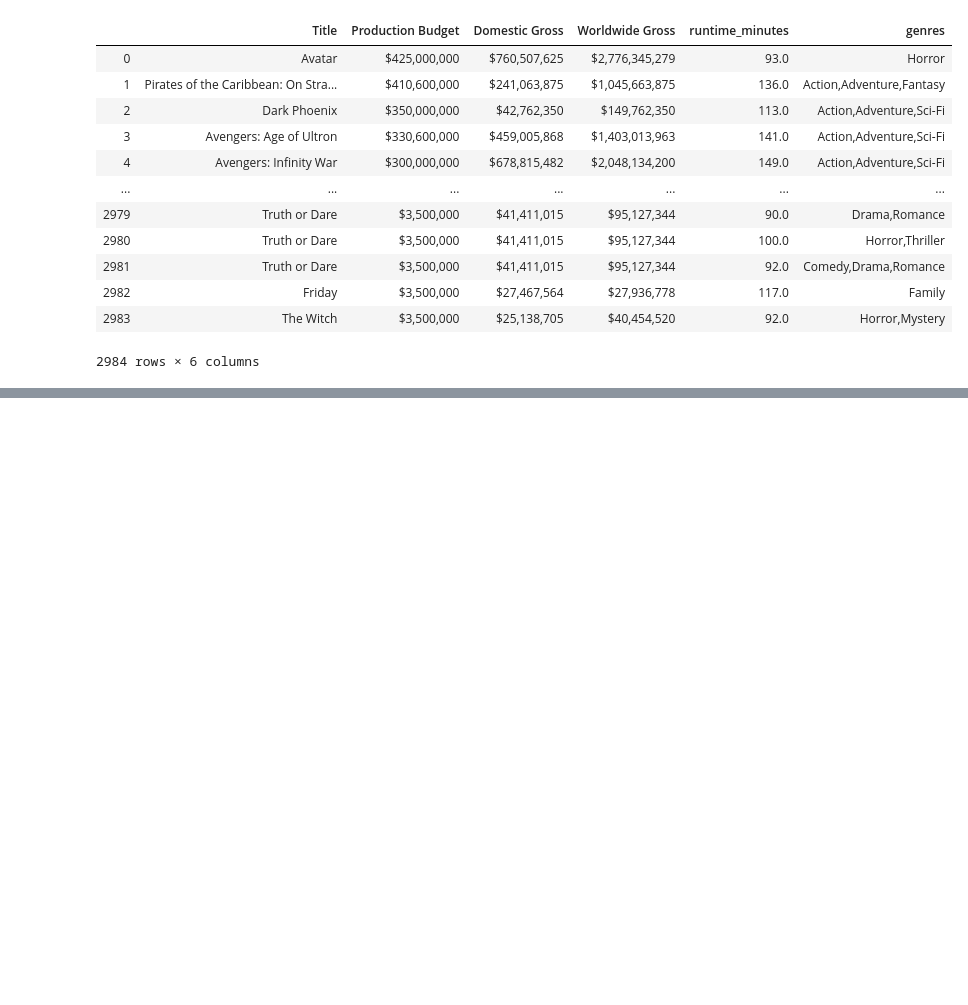
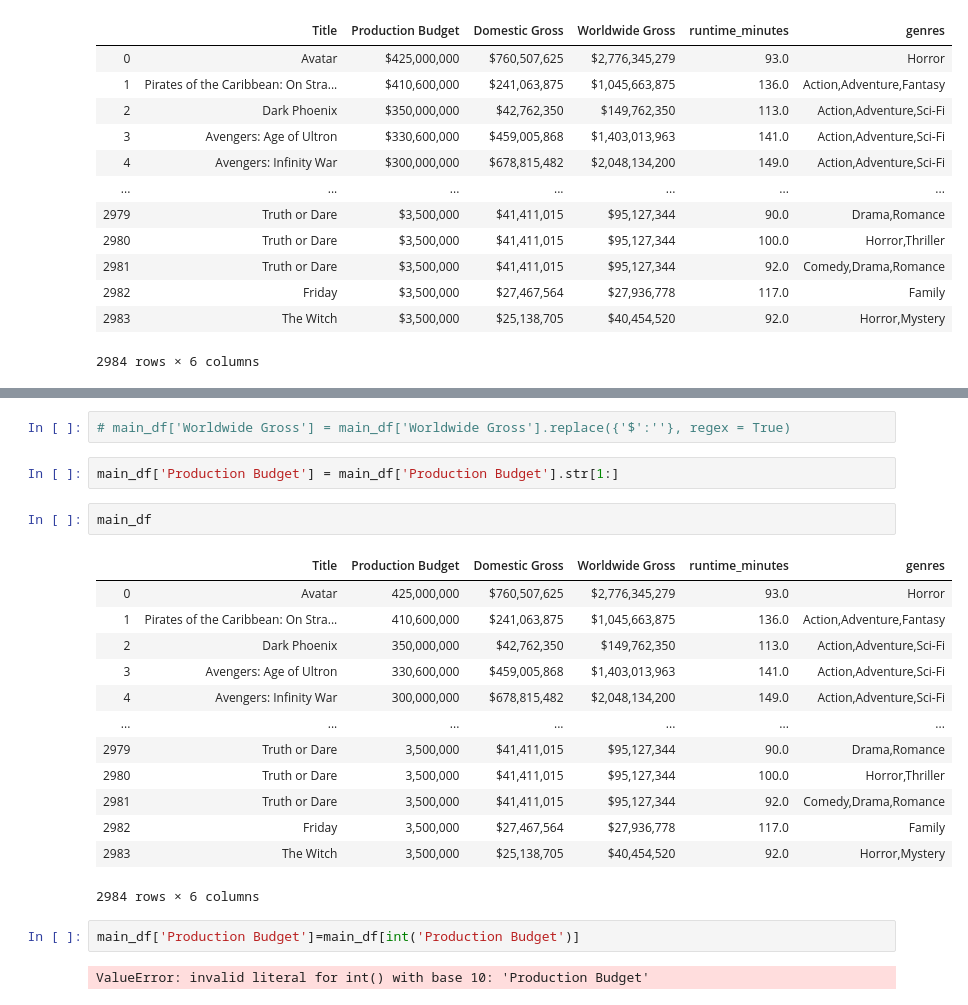
Before and after one commit to viviandng/film_trends, a Jupyter notebook: Data Cleaning.ipynb, the cells around one changed output, grey strips where cells are left out. Drawn from its saved outputs; the diff is of its cells as text; blank space fills up the shorter version.

```diff
--- a/Data Cleaning.ipynb
+++ b/Data Cleaning.ipynb
@@ -69,0 +126,24 @@ main_df
+# %%
+# main_df['Worldwide Gross'] = main_df['Worldwide Gross'].replace({'$':''}, regex = True)
+# %%
+main_df['Production Budget'] = main_df['Production Budget'].str[1:]
+# %%
+main_df
+# %% [output]
+|  | Title | Production Budget | Domestic Gross | Worldwide Gross | runtime_minutes | genres |
+| 0 | Avatar | 425,000,000 | $760,507,625 | $2,776,345,279 | 93.0 | Horror |
+| 1 | Pirates of the Caribbean: On Stra... | 410,600,000 | $241,063,875 | $1,045,663,875 | 136.0 | Action,Adventure,Fantasy |
+| 2 | Dark Phoenix | 350,000,000 | $42,762,350 | $149,762,350 | 113.0 | Action,Adventure,Sci-Fi |
+| 3 | Avengers: Age of Ultron | 330,600,000 | $459,005,868 | $1,403,013,963 | 141.0 | Action,Adventure,Sci-Fi |
+| 4 | Avengers: Infinity War | 300,000,000 | $678,815,482 | $2,048,134,200 | 149.0 | Action,Adventure,Sci-Fi |
+| ... | ... | ... | ... | ... | ... | ... |
+| 2979 | Truth or Dare | 3,500,000 | $41,411,015 | $95,127,344 | 90.0 | Drama,Romance |
+| 2980 | Truth or Dare | 3,500,000 | $41,411,015 | $95,127,344 | 100.0 | Horror,Thriller |
+| 2981 | Truth or Dare | 3,500,000 | $41,411,015 | $95,127,344 | 92.0 | Comedy,Drama,Romance |
+| 2982 | Friday | 3,500,000 | $27,467,564 | $27,936,778 | 117.0 | Family |
+| 2983 | The Witch | 3,500,000 | $25,138,705 | $40,454,520 | 92.0 | Horror,Mystery |
+2984 rows × 6 columns
+# %%
+main_df['Production Budget']=main_df[int('Production Budget')]
+# %% [output]
+ValueError: invalid literal for int() with base 10: 'Production Budget'
```
Also changed, not shown: parts of 3 cells of this notebook.
